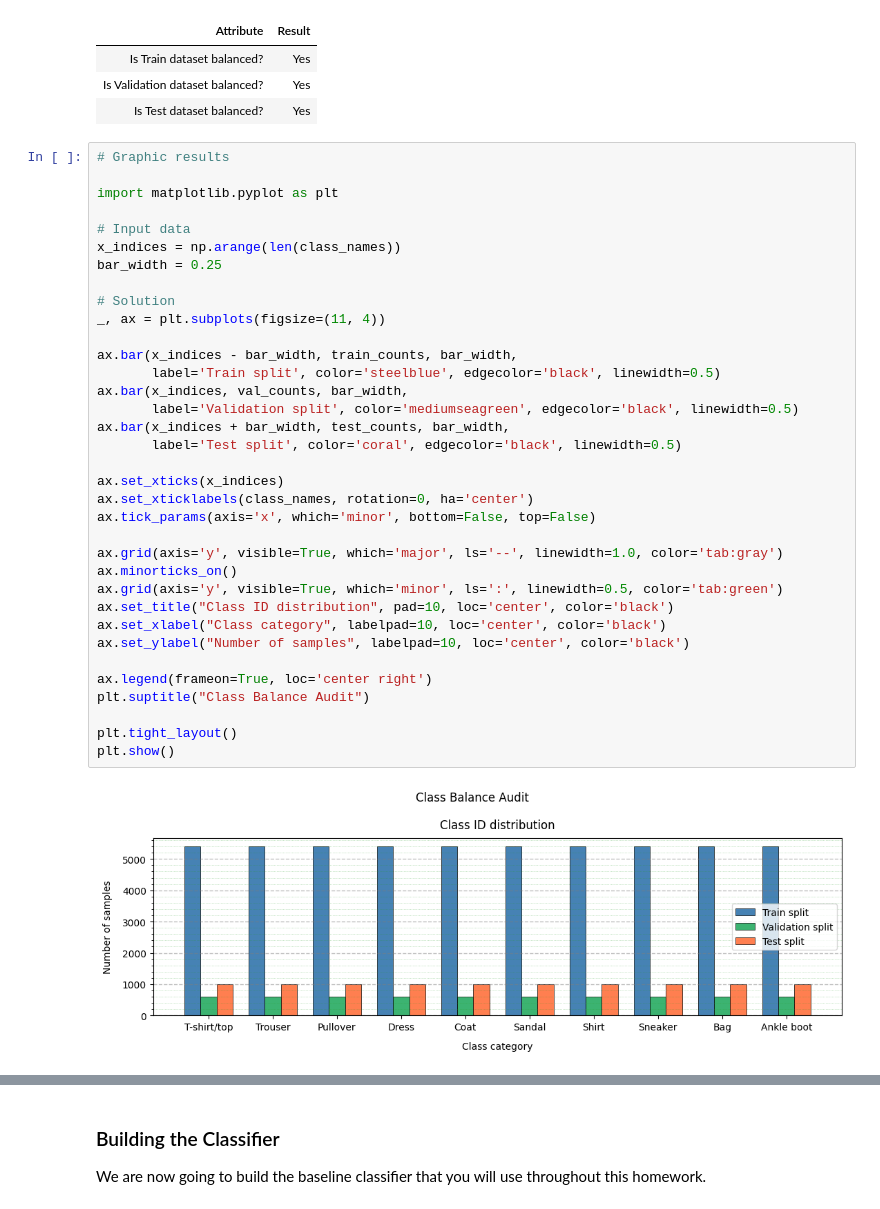
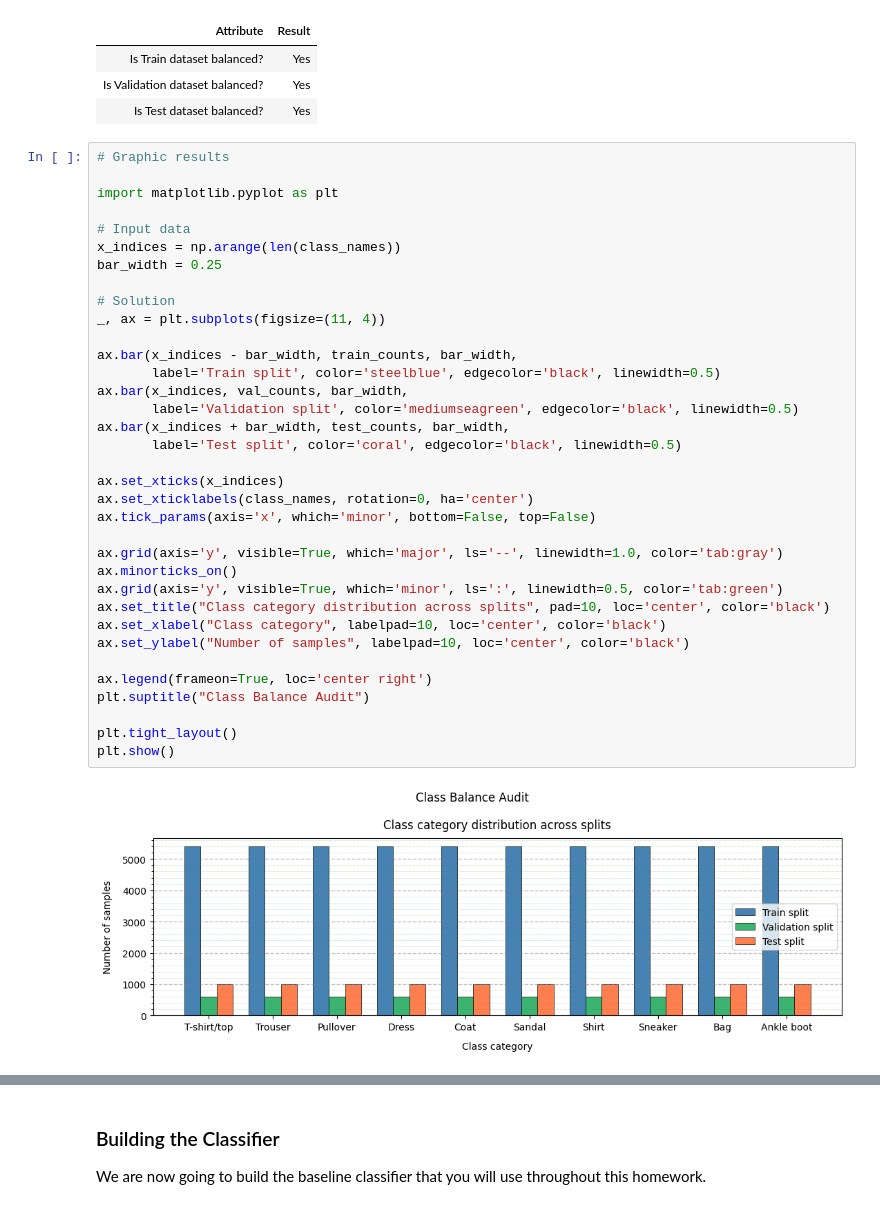
Before and after one commit to BogdanPinchuk/ComputerVision-PBY_HW15, a Jupyter notebook: Bohdan_Pinchuk_CV_HW15.ipynb, the cells around one changed output, grey strips where cells are left out. Drawn from its saved outputs; the diff is of its cells as text.

```diff
--- a/Bohdan_Pinchuk_CV_HW15.ipynb
+++ b/Bohdan_Pinchuk_CV_HW15.ipynb
@@ -290,35 +290,35 @@ import matplotlib.pyplot as plt
 # Input data
 x_indices = np.arange(len(class_names))
 bar_width = 0.25
 
 # Solution
 _, ax = plt.subplots(figsize=(11, 4))
 
 ax.bar(x_indices - bar_width, train_counts, bar_width,
        label='Train split', color='steelblue', edgecolor='black', linewidth=0.5)
 ax.bar(x_indices, val_counts, bar_width,
        label='Validation split', color='mediumseagreen', edgecolor='black', linewidth=0.5)
 ax.bar(x_indices + bar_width, test_counts, bar_width,
        label='Test split', color='coral', edgecolor='black', linewidth=0.5)
 
 ax.set_xticks(x_indices)
 ax.set_xticklabels(class_names, rotation=0, ha='center')
 ax.tick_params(axis='x', which='minor', bottom=False, top=False)
 
 ax.grid(axis='y', visible=True, which='major', ls='--', linewidth=1.0, color='tab:gray')
 ax.minorticks_on()
 ax.grid(axis='y', visible=True, which='minor', ls=':', linewidth=0.5, color='tab:green')
-ax.set_title("Class ID distribution", pad=10, loc='center', color='black')
+ax.set_title("Class category distribution across splits", pad=10, loc='center', color='black')
 ax.set_xlabel("Class category", labelpad=10, loc='center', color='black')
 ax.set_ylabel("Number of samples", labelpad=10, loc='center', color='black')
 
 ax.legend(frameon=True, loc='center right')
 plt.suptitle("Class Balance Audit")
 
 plt.tight_layout()
 plt.show()
 # %% [output]
-[figure, old version]
+[figure, new version]
 # %%
 # Normalization/Scaling
 
```
Also changed, not shown: parts of 2 cells of this notebook.
